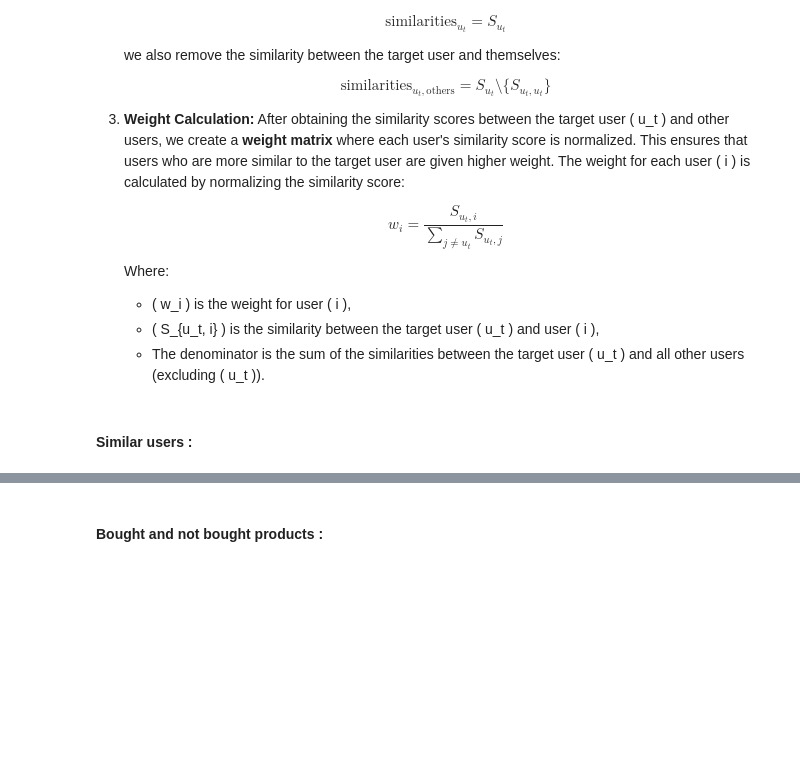
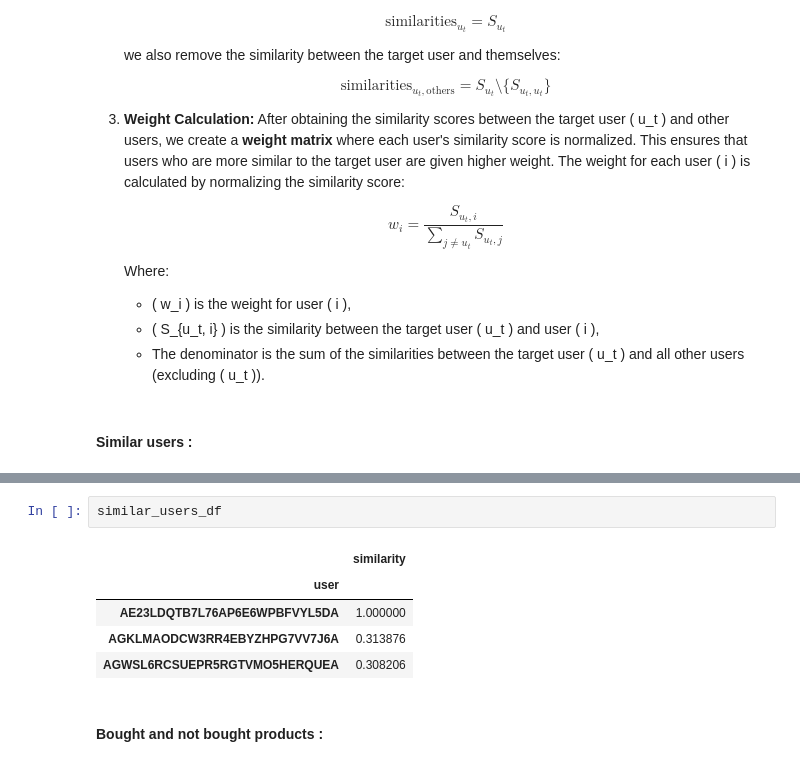
Before and after one commit to arazig/Advanced-ML-project, a Jupyter notebook: Notebook.ipynb, the cells around one changed output, grey strips where cells are left out. Cells and saved outputs as stored; diff of their text form; blank space fills up the shorter version.

```diff
--- a/Notebook.ipynb
+++ b/Notebook.ipynb
@@ -410,6 +427,14 @@ The similar (with similarity bigger than 0.3 of cosine similarity) users to user
 User: AE23LDQTB7L76AP6E6WPBFVYL5DA, Similarity: 1.0
 User: AGKLMAODCW3RR4EBYZHPG7VV7J6A, Similarity: 0.3138762255948909
 User: AGWSL6RCSUEPR5RGTVMO5HERQUEA, Similarity: 0.3082056047334018
+# %%
+similar_users_df
+# %% [output]
+|  | similarity |
+| user |  |
+| AE23LDQTB7L76AP6E6WPBFVYL5DA | 1.000000 |
+| AGKLMAODCW3RR4EBYZHPG7VV7J6A | 0.313876 |
+| AGWSL6RCSUEPR5RGTVMO5HERQUEA | 0.308206 |
 # %% [markdown]
 #### **Bought and not bought products :**
 # %%
```
Also changed, not shown: parts of 16 cells of this notebook, 1 other file.
